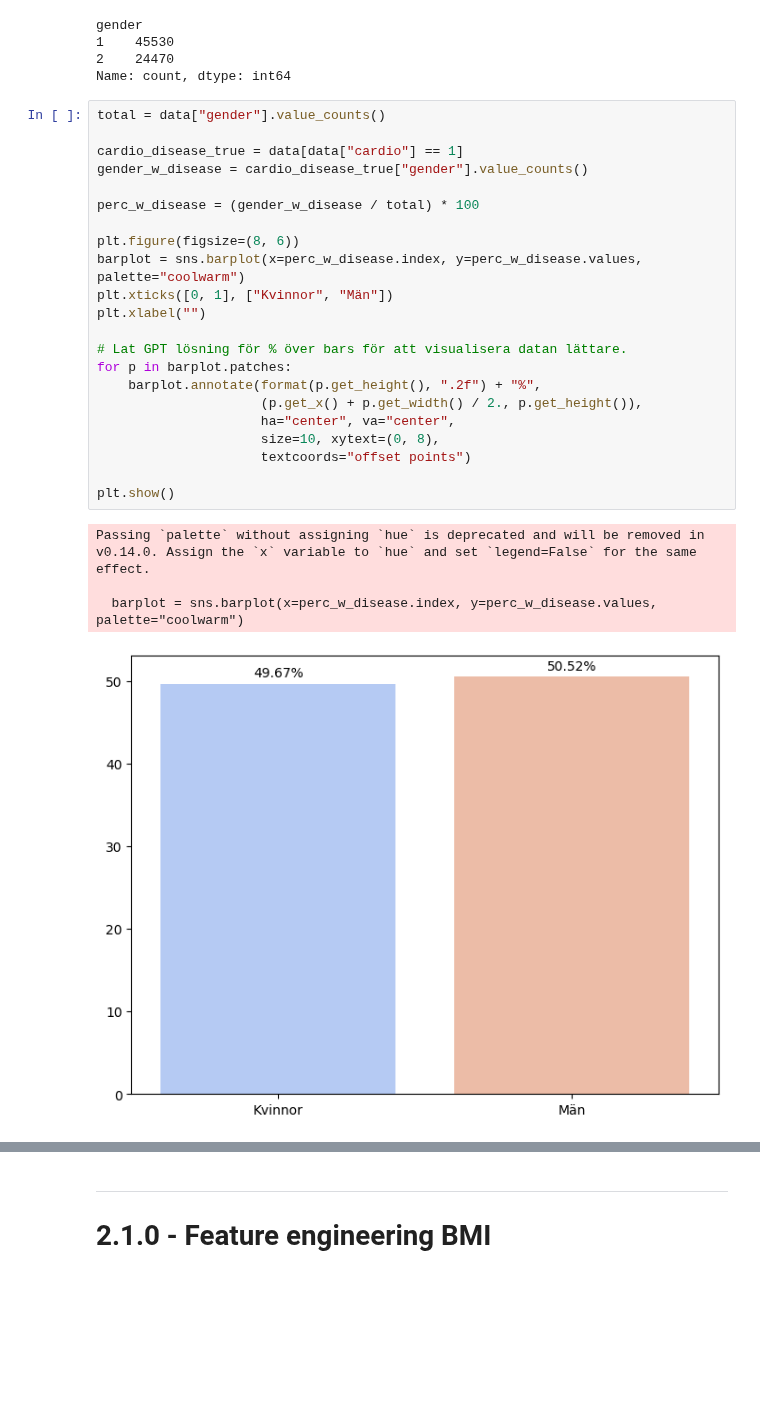
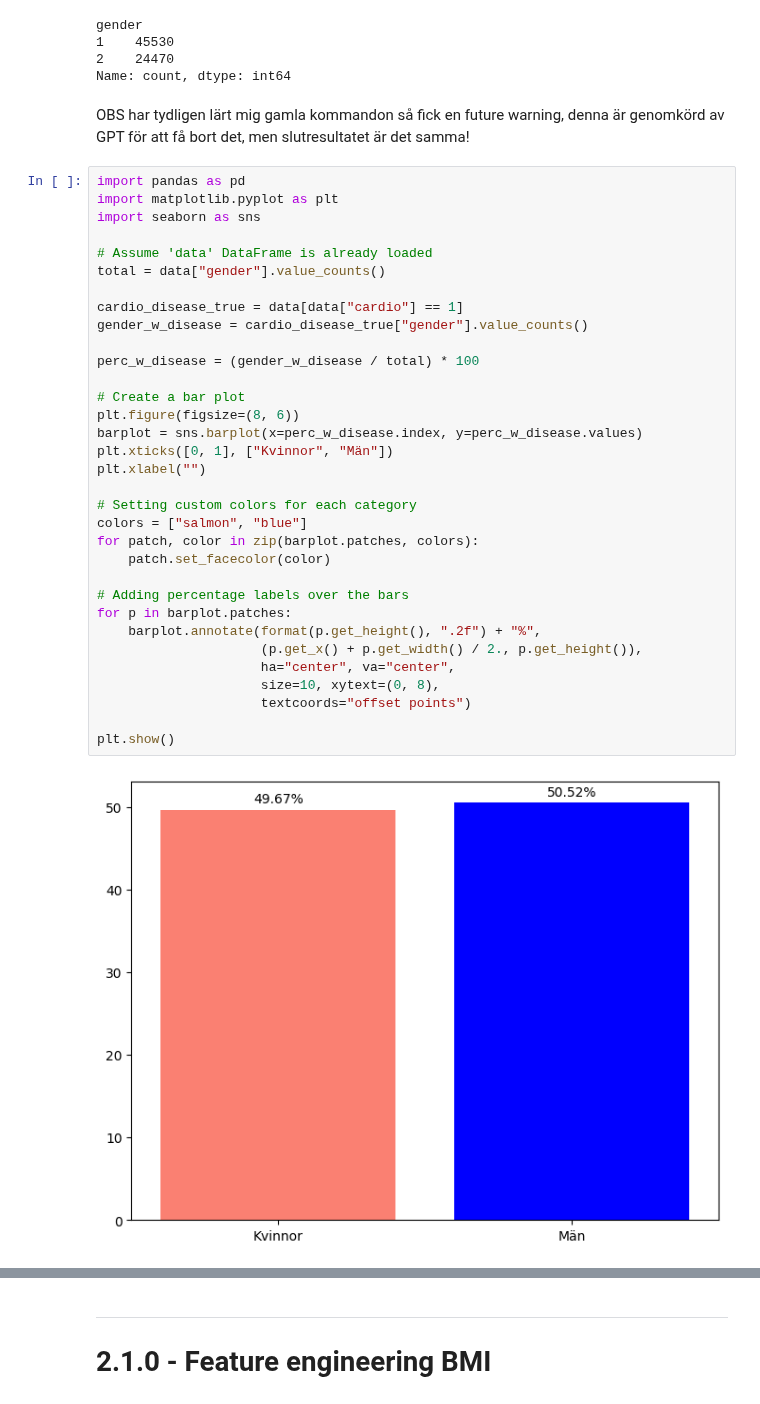
Before and after one commit to Markofbear/AI-Bjorn-Lagerblad-OPA23, a Jupyter notebook: labs/labb1/labb1.ipynb, the cells around one changed output, grey strips where cells are left out. Drawn from its saved outputs; the diff is of its cells as text; blank space fills up the shorter version.

```diff
--- a/labs/labb1/labb1.ipynb
+++ b/labs/labb1/labb1.ipynb
@@ -476,31 +477,41 @@ gender
 1    45530
 2    24470
 Name: count, dtype: int64
+# %% [markdown]
+OBS har tydligen lärt mig gamla kommandon så fick en future warning, denna är genomkörd av GPT för att få bort det, men slutresultatet är det samma!
 # %%
+import pandas as pd
+import matplotlib.pyplot as plt
+import seaborn as sns
+
+# Assume 'data' DataFrame is already loaded
 total = data["gender"].value_counts()
 
 cardio_disease_true = data[data["cardio"] == 1]
 gender_w_disease = cardio_disease_true["gender"].value_counts()
 
 perc_w_disease = (gender_w_disease / total) * 100
 
+# Create a bar plot
 plt.figure(figsize=(8, 6))
-barplot = sns.barplot(x=perc_w_disease.index, y=perc_w_disease.values, palette="coolwarm")
+barplot = sns.barplot(x=perc_w_disease.index, y=perc_w_disease.values)
 plt.xticks([0, 1], ["Kvinnor", "Män"])
 plt.xlabel("")
 
-# Lat GPT lösning för % över bars för att visualisera datan lättare.
+# Setting custom colors for each category
+colors = ["salmon", "blue"]
+for patch, color in zip(barplot.patches, colors):
+    patch.set_facecolor(color)
+
+# Adding percentage labels over the bars
 for p in barplot.patches:
     barplot.annotate(format(p.get_height(), ".2f") + "%",
                      (p.get_x() + p.get_width() / 2., p.get_height()),
                      ha="center", va="center",
                      size=10, xytext=(0, 8),
                      textcoords="offset points")
 
 plt.show()
 # %% [output]
-Passing `palette` without assigning `hue` is deprecated and will be removed in v0.14.0. Assign the `x` variable to `hue` and set `legend=False` for the same effect.
-
-  barplot = sns.barplot(x=perc_w_disease.index, y=perc_w_disease.values, palette="coolwarm")
-[figure, old version]
+[figure, new version]
 # %%
```
Also changed, not shown: parts of 7 cells of this notebook.
